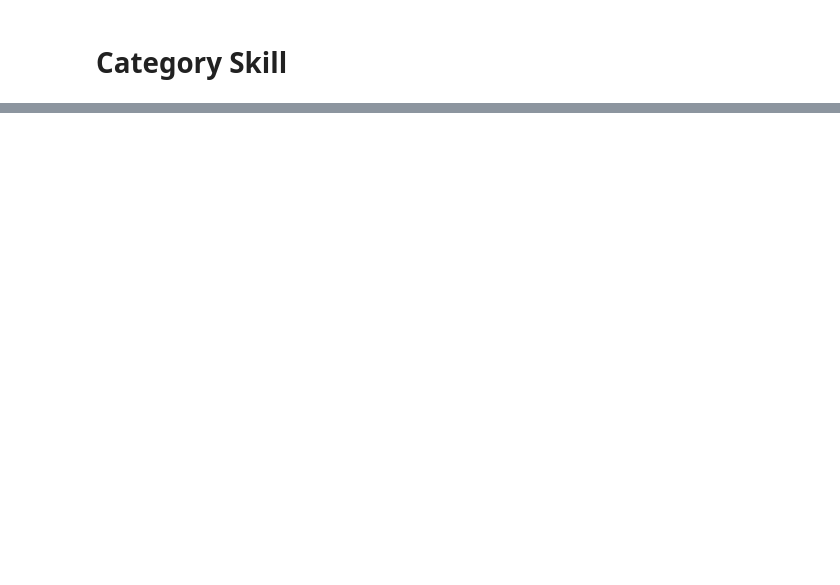
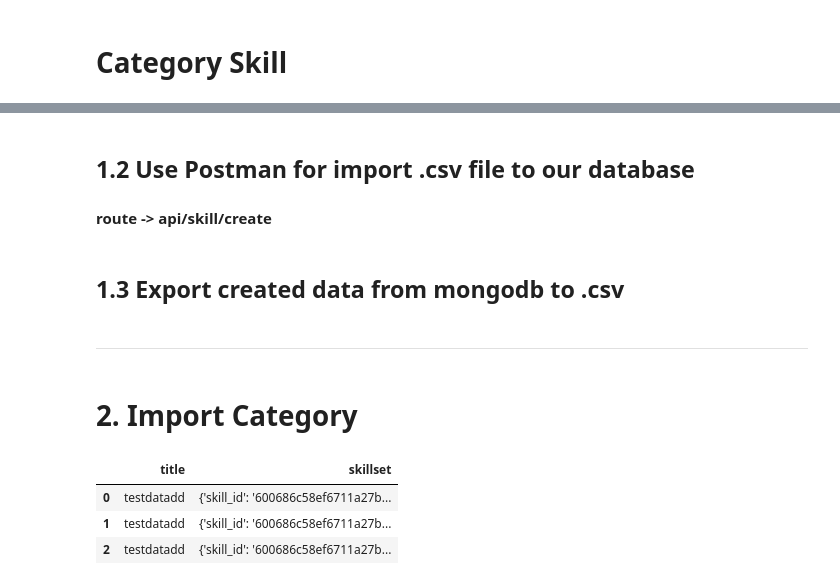
Before and after one commit to knwch/job-skillset, a Jupyter notebook: skill-prepare.ipynb, the cells around one changed output, grey strips where cells are left out. Cells and saved outputs as stored; diff of their text form; code cells hidden in the pictures; blank space fills up the shorter version.

```diff
--- a/skill-prepare.ipynb
+++ b/skill-prepare.ipynb
@@ -514,0 +416,9 @@ with pd.option_context('display.max_rows', None, 'display.max_columns', None):
+# %% [markdown]
+## 1.2 Use Postman for import .csv file to our database
+#### route -> api/skill/create
+# %% [markdown]
+## 1.3 Export created data from mongodb to .csv
+# %% [markdown]
+---
+# %% [markdown]
+# 2. Import Category
@@ -514,0 +429,8 @@ with pd.option_context('display.max_rows', None, 'display.max_columns', None):
+# %%
+expected_data = pd.read_json('example_cate.json')
+expected_data
+# %% [output]
+|  | title | skillset |
+| 0 | testdatadd | {'skill_id': '600686c58ef6711a27b... |
+| 1 | testdatadd | {'skill_id': '600686c58ef6711a27b... |
+| 2 | testdatadd | {'skill_id': '600686c58ef6711a27b... |
```
Also changed, not shown: parts of 21 cells of this notebook, 1 other file.
